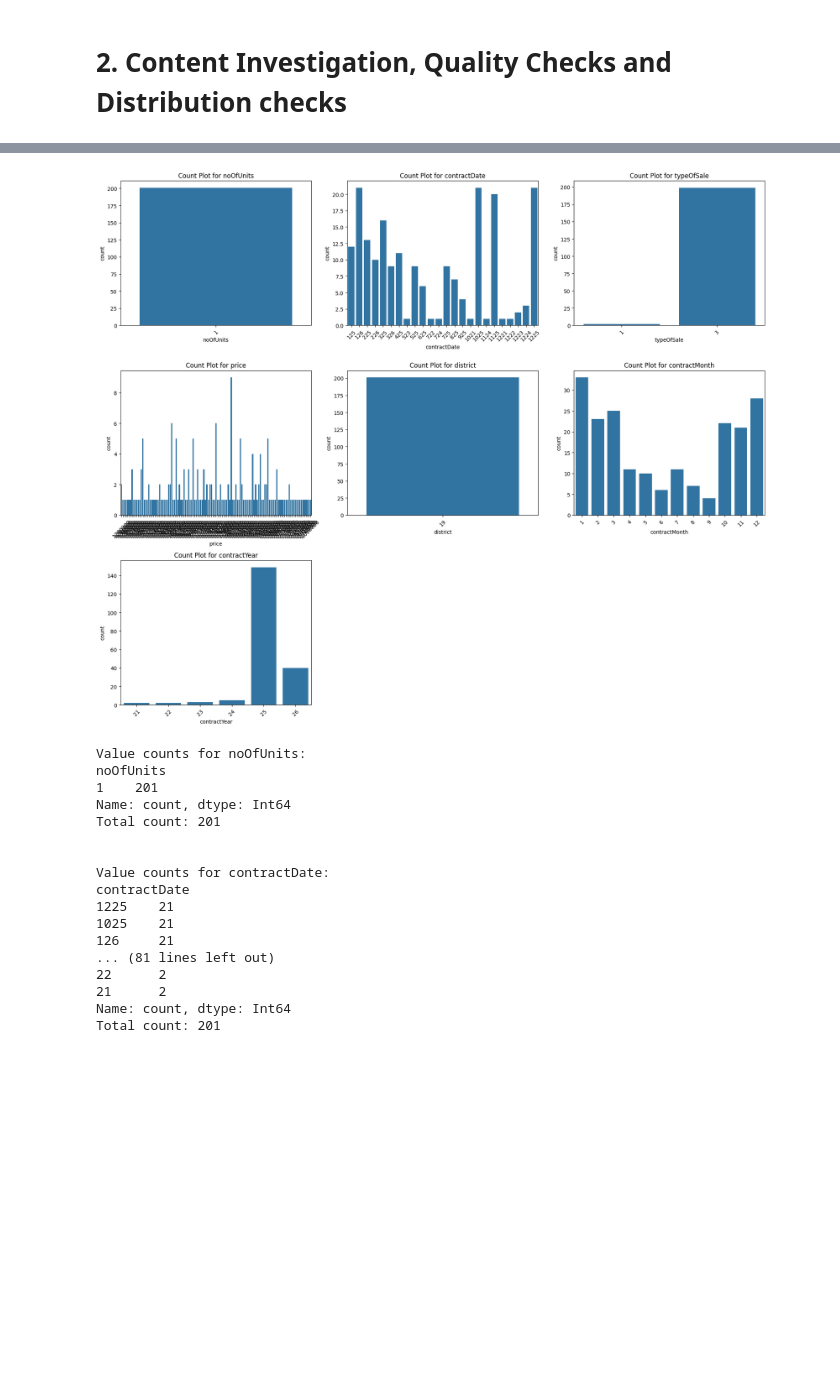
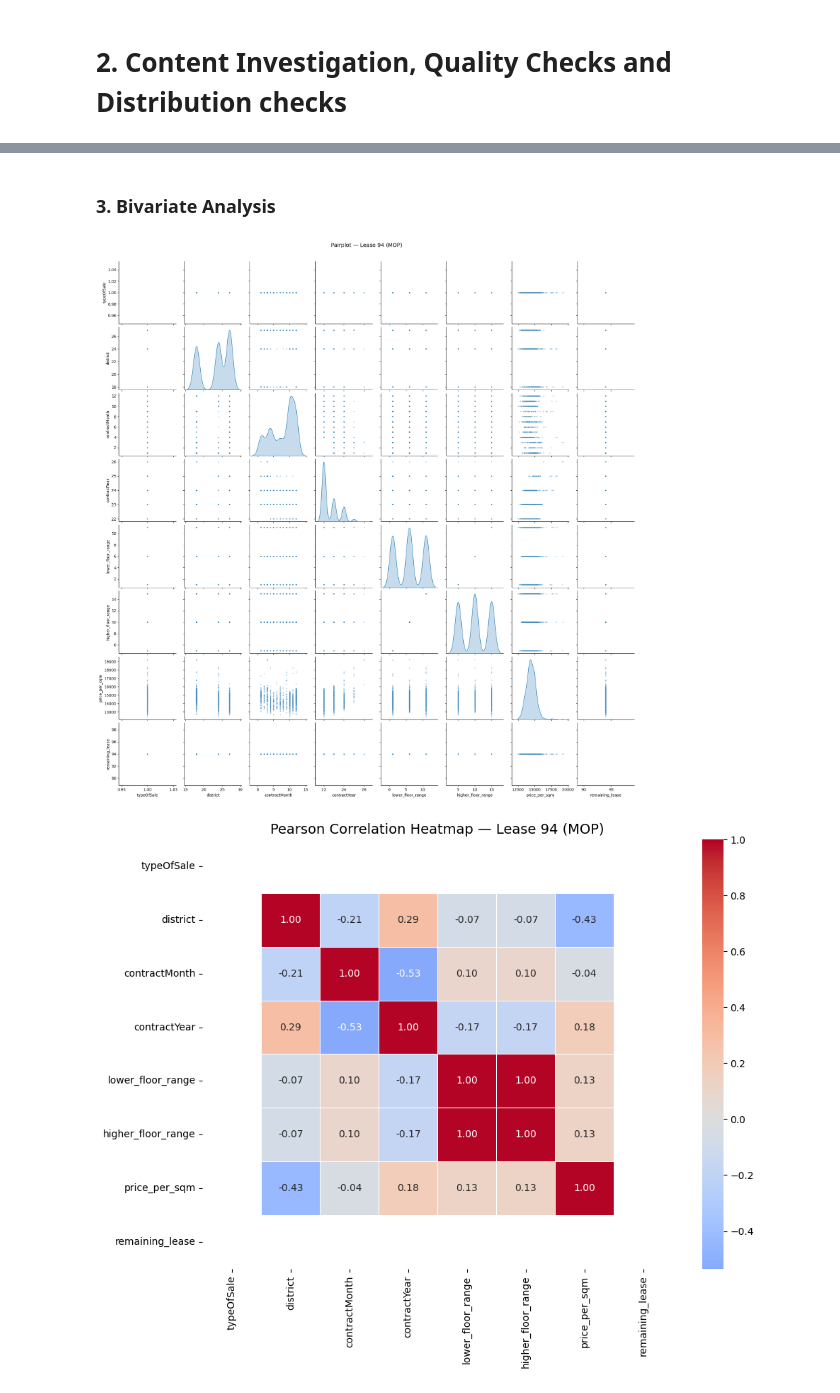
Before and after one commit to mohamed-ahshik/dsad_tech_assignment, a Jupyter notebook: notebook/eda.ipynb, the cells around one changed output, grey strips where cells are left out. Drawn from its saved outputs; the diff is of its cells as text; code cells hidden in the pictures; blank space fills up the shorter version.

```diff
--- a/notebook/eda.ipynb
+++ b/notebook/eda.ipynb
@@ -344,0 +666,8 @@ Observation
+# %%
+# Create price/sqm
+df_ec['price_per_sqm'] = df_ec['price'] / df_ec['area']
+
+# create remaining lease column
+df_ec['remaining_lease'] = df_ec['tenure'].apply(smart_remaining_lease)
+print(df_ec.head(5))
+df_ec.describe()
@@ -850,21 +1165,33 @@ Total count: 1869
-# %%
-plot_categorical_feature_countplots(df_lease_89, int_columns)
-# %% [output]
-[figure, removed]
-Value counts for noOfUnits:
-noOfUnits
-1    201
-Name: count, dtype: Int64
-Total count: 201
-
-
-Value counts for contractDate:
-contractDate
-1225    21
-1025    21
-126     21
-... (81 lines left out)
-22      2
-21      2
-Name: count, dtype: Int64
-Total count: 201
+# %% [markdown]
+### 3. Bivariate Analysis
+# %%
+def plot_bivariate(df_, label):
+    num_cols = [c for c in df_.columns
+                if df_[c].dtype in ('Float64', 'float64', 'Int64', 'int64')]
+    plot_df = df_[num_cols].astype(float)
+
+    # Pairplot
+    g = sns.pairplot(plot_df, diag_kind='kde', plot_kws={'alpha': 0.3, 's': 10})
+    g.fig.suptitle(f'Pairplot — {label}', y=1.02, fontsize=14)
+    plt.show()
+
+    # Pearson heatmap
+    fig, ax = plt.subplots(figsize=(10, 8))
+    sns.heatmap(plot_df.corr(method='pearson'), annot=True, fmt='.2f',
+                cmap='coolwarm', center=0, linewidths=0.5, ax=ax)
+    ax.set_title(f'Pearson Correlation Heatmap — {label}', fontsize=14)
+    plt.tight_layout()
+    plt.show()
+
+    # Spearman heatmap
+    fig, ax = plt.subplots(figsize=(10, 8))
+    sns.heatmap(plot_df.corr(method='spearman'), annot=True, fmt='.2f',
+                cmap='coolwarm', center=0, linewidths=0.5, ax=ax)
+    ax.set_title(f'Spearman Correlation Heatmap — {label}', fontsize=14)
+    plt.tight_layout()
+    plt.show()
+# %%
+plot_bivariate(df_lease_94, 'Lease 94 (MOP)')
+# %% [output]
+[figure, added]
+[figure, added]
```
Also changed, not shown: parts of 75 cells of this notebook, 4 other files.
